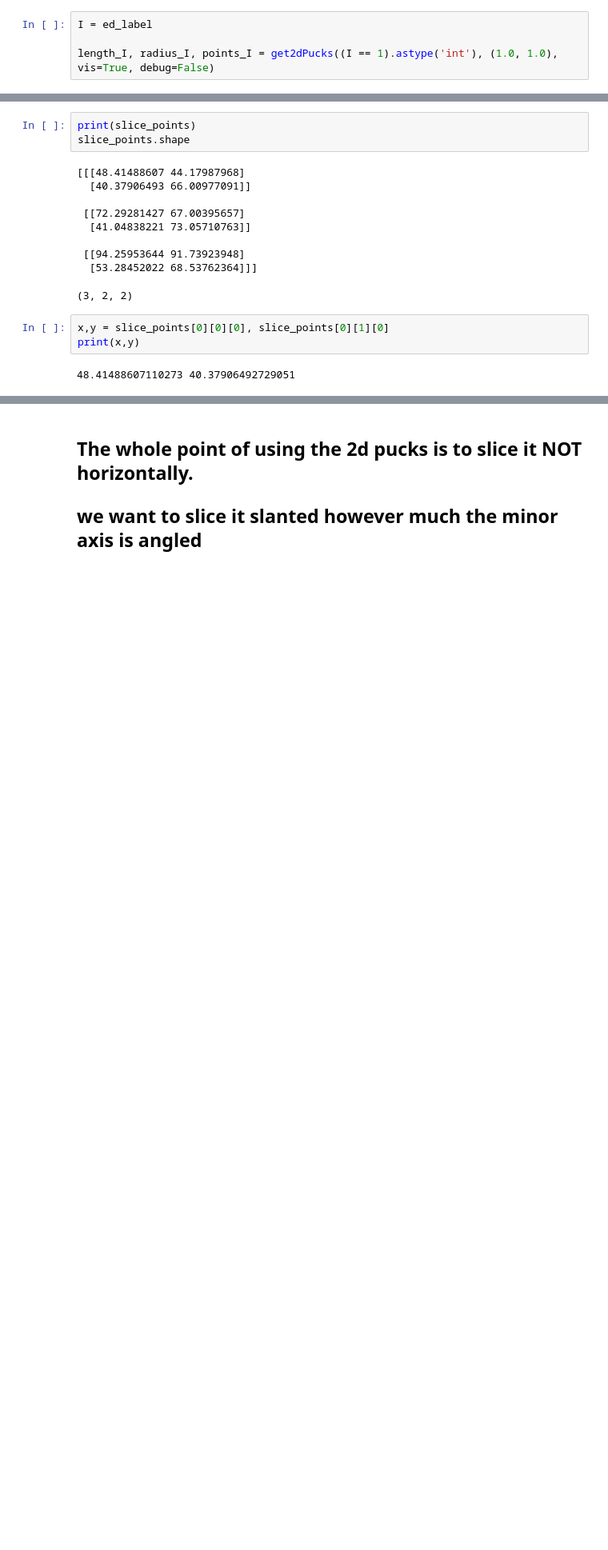
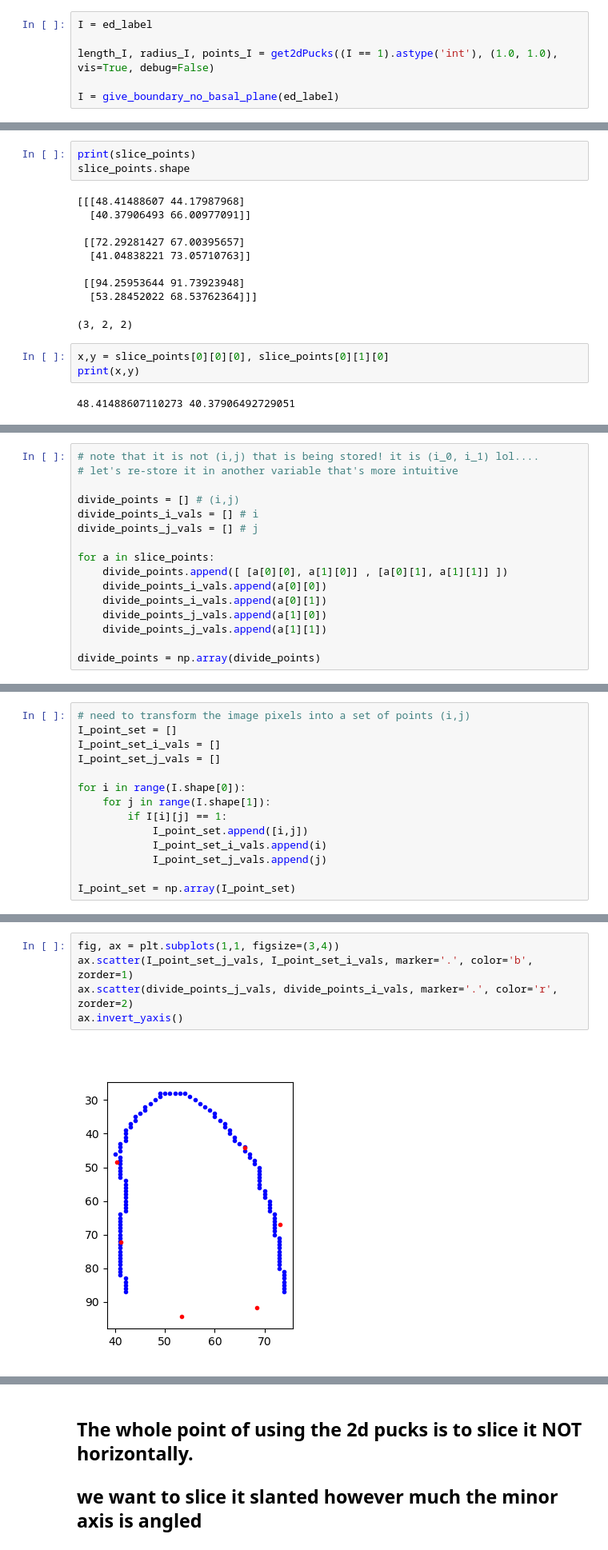
Before and after one commit to warrenmwang/echo_22, a Jupyter notebook: dev/longitudinal_strain/get2dpucks_1.ipynb, the cells around one changed output, grey strips where cells are left out. Shown at 80% size. Drawn from its saved outputs; the diff is of its cells as text; blank space fills up the shorter version.

```diff
--- a/dev/longitudinal_strain/get2dpucks_1.ipynb
+++ b/dev/longitudinal_strain/get2dpucks_1.ipynb
@@ -320,6 +320,8 @@ def get2dPucks(abin, apix, npucks=9, vis=False, debug=False):
 I = ed_label
 
 length_I, radius_I, points_I = get2dPucks((I == 1).astype('int'), (1.0, 1.0), vis=True, debug=False)
+
+I = give_boundary_no_basal_plane(ed_label)
 # %% [output]
 [figure]
 # %%
@@ -386,0 +406,16 @@ plt.scatter(slice_points[:, 1], slice_points[:, 0]) # plot in x,y --- stored in
+# %%
+# note that it is not (i,j) that is being stored! it is (i_0, i_1) lol....
+# let's re-store it in another variable that's more intuitive
+
+divide_points = [] # (i,j)
+divide_points_i_vals = [] # i
+divide_points_j_vals = [] # j
+
+for a in slice_points:
+    divide_points.append([ [a[0][0], a[1][0]] , [a[0][1], a[1][1]] ])
+    divide_points_i_vals.append(a[0][0])
+    divide_points_i_vals.append(a[0][1])
+    divide_points_j_vals.append(a[1][0])
+    divide_points_j_vals.append(a[1][1])
+
+divide_points = np.array(divide_points)
@@ -386,0 +434,14 @@ plt.scatter(slice_points[:, 1], slice_points[:, 0]) # plot in x,y --- stored in
+# %%
+# need to transform the image pixels into a set of points (i,j)
+I_point_set = []
+I_point_set_i_vals = []
+I_point_set_j_vals = []
+
+for i in range(I.shape[0]):
+    for j in range(I.shape[1]):
+        if I[i][j] == 1:
+            I_point_set.append([i,j])
+            I_point_set_i_vals.append(i)
+            I_point_set_j_vals.append(j)
+
+I_point_set = np.array(I_point_set)
@@ -386,0 +452,7 @@ plt.scatter(slice_points[:, 1], slice_points[:, 0]) # plot in x,y --- stored in
+# %%
+fig, ax = plt.subplots(1,1, figsize=(3,4))
+ax.scatter(I_point_set_j_vals, I_point_set_i_vals, marker='.', color='b', zorder=1)
+ax.scatter(divide_points_j_vals, divide_points_i_vals, marker='.', color='r', zorder=2)
+ax.invert_yaxis()
+# %% [output]
+[figure, added]
```
Also changed, not shown: parts of 31 cells of this notebook, 4 other files.
